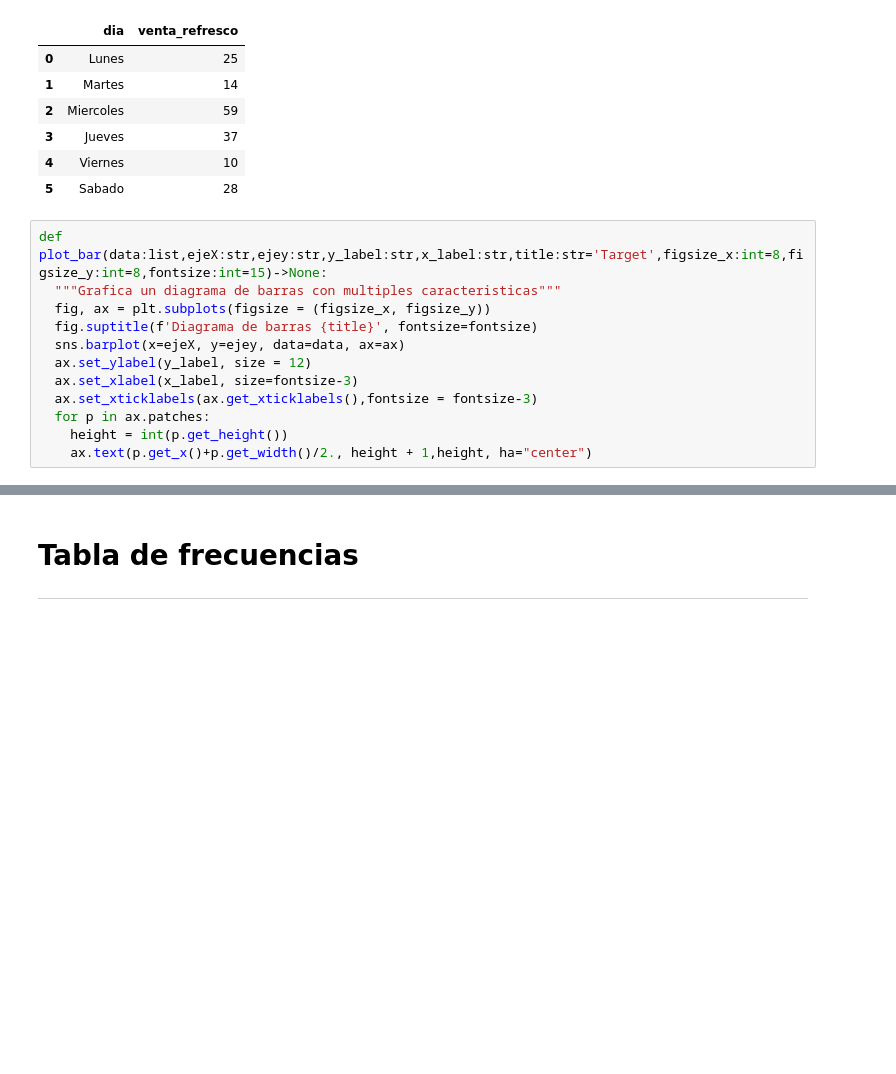
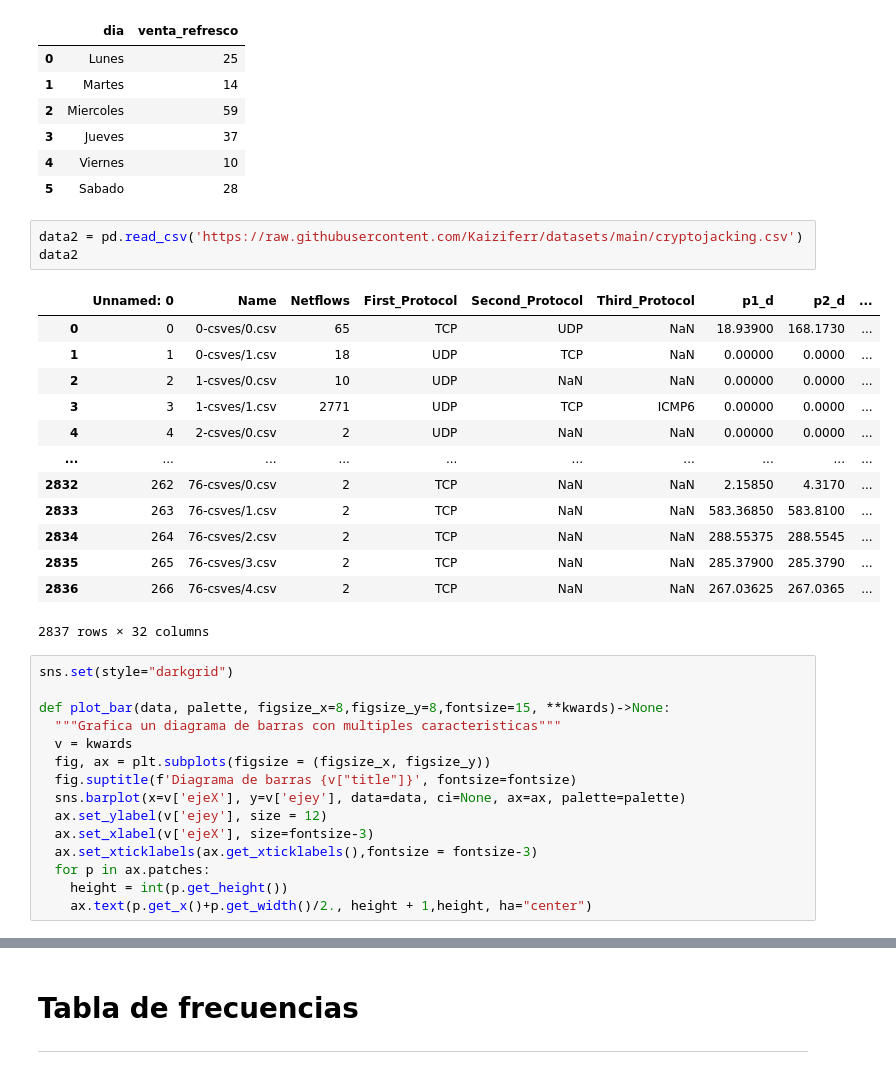
Before and after one commit to Kaiziferr/statistics, a Jupyter notebook: statistics/descriptive_statistics/01_workshop_estadistica_descriptiva_datos_no_agrupados.ipynb, the cells around one changed output, grey strips where cells are left out. Drawn from its saved outputs; the diff is of its cells as text; blank space fills up the shorter version.

```diff
--- a/statistics/descriptive_statistics/01_workshop_estadistica_descriptiva_datos_no_agrupados.ipynb
+++ b/statistics/descriptive_statistics/01_workshop_estadistica_descriptiva_datos_no_agrupados.ipynb
@@ -24,14 +24,34 @@ data
 | 3 | Jueves | 37 |
 | 4 | Viernes | 10 |
 | 5 | Sabado | 28 |
+# %%
+data2 = pd.read_csv('https://raw.githubusercontent.com/Kaiziferr/datasets/main/cryptojacking.csv')
+data2
+# %% [output]
+|  | Unnamed: 0 | Name | Netflows | First_Protocol | Second_Protocol | Third_Protocol | p1_d | p2_d | ... |
+| 0 | 0 | 0-csves/0.csv | 65 | TCP | UDP | NaN | 18.93900 | 168.1730 | ... |
+| 1 | 1 | 0-csves/1.csv | 18 | UDP | TCP | NaN | 0.00000 | 0.0000 | ... |
+| 2 | 2 | 1-csves/0.csv | 10 | UDP | NaN | NaN | 0.00000 | 0.0000 | ... |
+| 3 | 3 | 1-csves/1.csv | 2771 | UDP | TCP | ICMP6 | 0.00000 | 0.0000 | ... |
+| 4 | 4 | 2-csves/0.csv | 2 | UDP | NaN | NaN | 0.00000 | 0.0000 | ... |
+| ... | ... | ... | ... | ... | ... | ... | ... | ... | ... |
+| 2832 | 262 | 76-csves/0.csv | 2 | TCP | NaN | NaN | 2.15850 | 4.3170 | ... |
+| 2833 | 263 | 76-csves/1.csv | 2 | TCP | NaN | NaN | 583.36850 | 583.8100 | ... |
+| 2834 | 264 | 76-csves/2.csv | 2 | TCP | NaN | NaN | 288.55375 | 288.5545 | ... |
+| 2835 | 265 | 76-csves/3.csv | 2 | TCP | NaN | NaN | 285.37900 | 285.3790 | ... |
+| 2836 | 266 | 76-csves/4.csv | 2 | TCP | NaN | NaN | 267.03625 | 267.0365 | ... |
+2837 rows × 32 columns
 # %%
-def plot_bar(data:list,ejeX:str,ejey:str,y_label:str,x_label:str,title:str='Target',figsize_x:int=8,figsize_y:int=8,fontsize:int=15)->None:
+sns.set(style="darkgrid")
+
+def plot_bar(data, palette, figsize_x=8,figsize_y=8,fontsize=15, **kwards)->None:
   """Grafica un diagrama de barras con multiples caracteristicas"""
+  v = kwards
   fig, ax = plt.subplots(figsize = (figsize_x, figsize_y))
-  fig.suptitle(f'Diagrama de barras {title}', fontsize=fontsize)
-  sns.barplot(x=ejeX, y=ejey, data=data, ax=ax)
-  ax.set_ylabel(y_label, size = 12)
-  ax.set_xlabel(x_label, size=fontsize-3)
+  fig.suptitle(f'Diagrama de barras {v["title"]}', fontsize=fontsize)
+  sns.barplot(x=v['ejeX'], y=v['ejey'], data=data, ci=None, ax=ax, palette=palette)
+  ax.set_ylabel(v['ejey'], size = 12)
+  ax.set_xlabel(v['ejeX'], size=fontsize-3)
   ax.set_xticklabels(ax.get_xticklabels(),fontsize = fontsize-3)
   for p in ax.patches:
     height = int(p.get_height())
```
Also changed, not shown: parts of 5 cells of this notebook.
